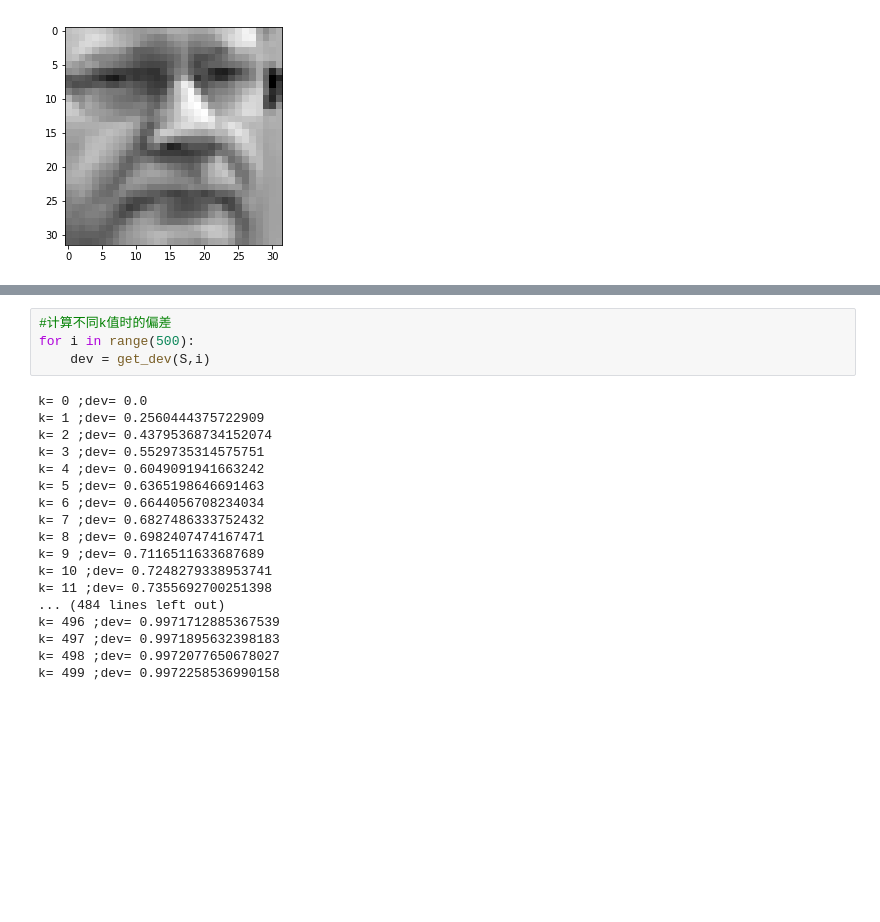
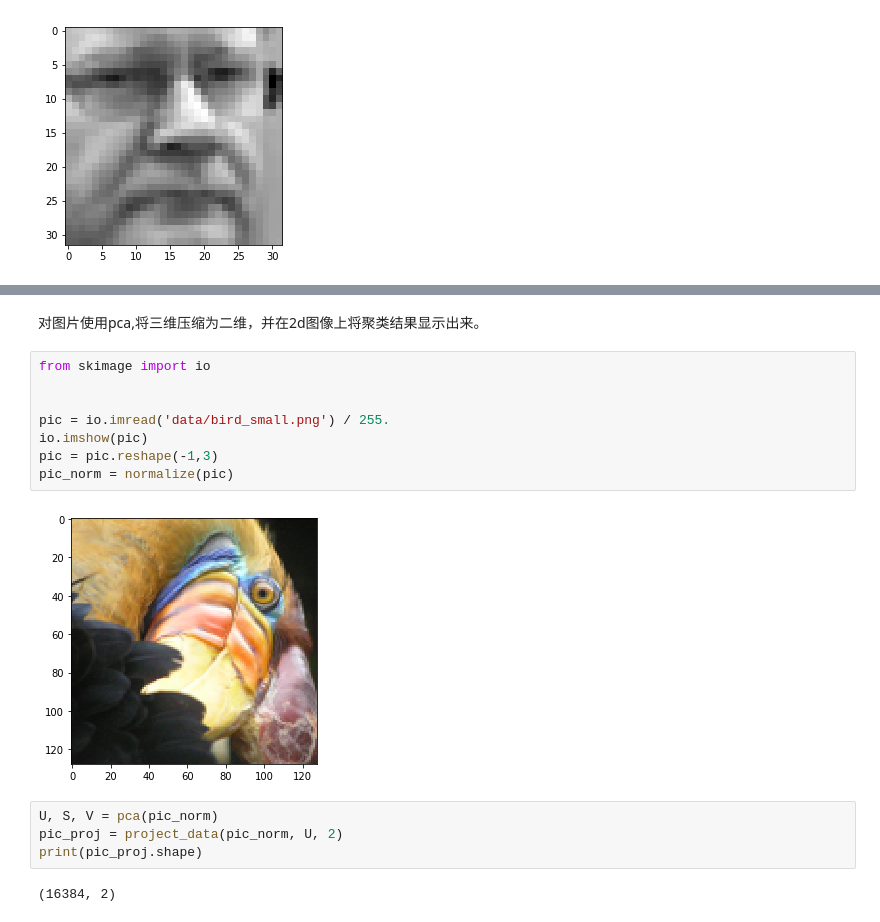
Before and after one commit to JoeeYF/AndrewNg-ML-using-Python, a Jupyter notebook: ex7-kmeans and PCA/PCA.ipynb, the cells around one changed output, grey strips where cells are left out. Saved outputs shown, nothing was run; the diff lists cells and outputs as text; blank space fills up the shorter version.

```diff
--- a/ex7-kmeans and PCA/PCA.ipynb
+++ b/ex7-kmeans and PCA/PCA.ipynb
@@ -116,22 +109,18 @@ k= 100 ;dev= 0.9434273519364477
-# %%
-#计算不同k值时的偏差
-for i in range(500):
-    dev = get_dev(S,i)
-# %% [output]
-k= 0 ;dev= 0.0
-k= 1 ;dev= 0.2560444375722909
-k= 2 ;dev= 0.43795368734152074
-k= 3 ;dev= 0.5529735314575751
-k= 4 ;dev= 0.6049091941663242
-k= 5 ;dev= 0.6365198646691463
-k= 6 ;dev= 0.6644056708234034
-k= 7 ;dev= 0.6827486333752432
-k= 8 ;dev= 0.6982407474167471
-k= 9 ;dev= 0.7116511633687689
-k= 10 ;dev= 0.7248279338953741
-k= 11 ;dev= 0.7355692700251398
-... (484 lines left out)
-k= 496 ;dev= 0.9971712885367539
-k= 497 ;dev= 0.9971895632398183
-k= 498 ;dev= 0.9972077650678027
-k= 499 ;dev= 0.9972258536990158
+# %% [markdown]
+对图片使用pca,将三维压缩为二维，并在2d图像上将聚类结果显示出来。
+# %%
+from skimage import io
+
+
+pic = io.imread('data/bird_small.png') / 255.
+io.imshow(pic)
+pic = pic.reshape(-1,3)
+pic_norm = normalize(pic)
+# %% [output]
+[figure, added]
+# %%
+U, S, V = pca(pic_norm)
+pic_proj = project_data(pic_norm, U, 2)
+print(pic_proj.shape)
+# %% [output]
+(16384, 2)
```
Also changed, not shown: parts of 5 cells of this notebook.
